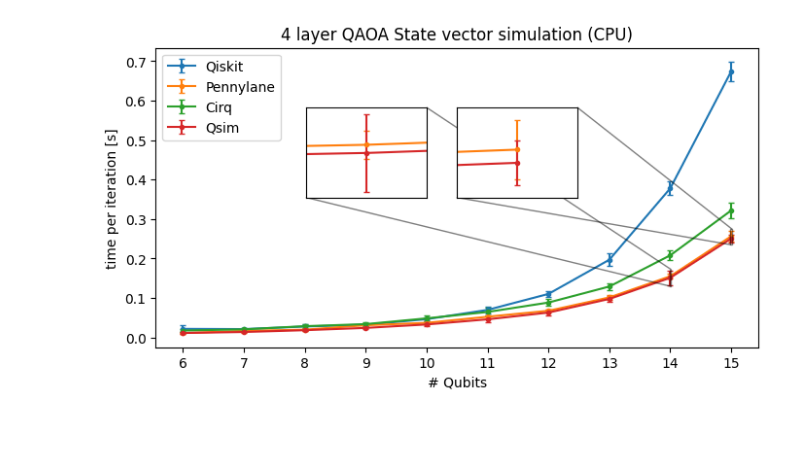
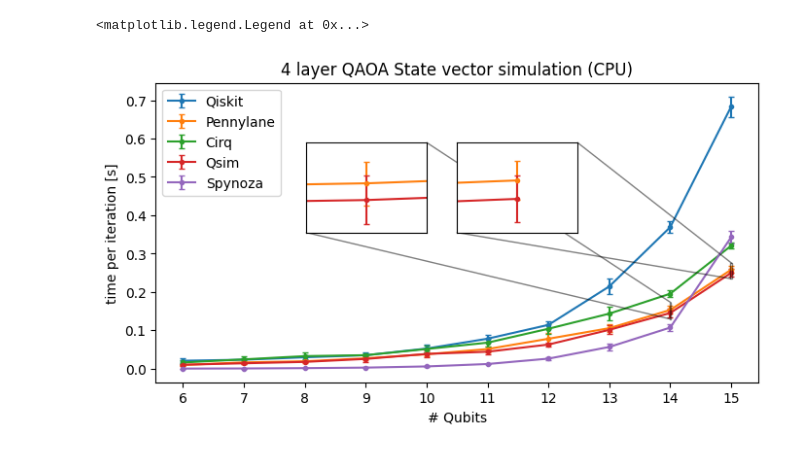
Before and after one commit to seba2390/Azurestuff, a Jupyter notebook: scripts/simulator_comparison_2.ipynb, the cells around one changed output. Saved outputs shown, nothing was run; the diff lists cells and outputs as text; code cells hidden in the pictures.

```diff
--- a/scripts/simulator_comparison_2.ipynb
+++ b/scripts/simulator_comparison_2.ipynb
@@ -23,6 +24,7 @@ cirq_res =      {N: [] for N in range(N_min, N_max + 1)}
 pennylane_res = {N: [] for N in range(N_min, N_max + 1)}
 qiskit_res =    {N: [] for N in range(N_min, N_max + 1)}
 qsim_res =      {N: [] for N in range(N_min, N_max + 1)}
+spynoza_res =   {N: [] for N in range(N_min, N_max + 1)}
 
 N_seeds = 10
 seed = 100
@@ -93,6 +95,11 @@ for N in tqdm(range(N_min, N_max+1)):
                                           QUBO_matrix=Q,
                                           QUBO_offset=offset)
 
+        spynoza_ansatz = Spynoza_QAOA(N_qubits=N,
+                                          layers=n_layers,
+                                          QUBO_matrix=Q,
+                                          QUBO_offset=offset)
+
 
         # Generating initial guess for rotation angles
         np.random.seed(seed)
@@ -148,12 +155,25 @@ for N in tqdm(range(N_min, N_max+1)):
             time_pr_iter = (qsim_stop_time-qsim_start_time) / qsim_sim['nfev']
             qsim_res[N].append(time_pr_iter)
 
+        spynoza_start_time = time()
+        spynoza_sim = sc.optimize.minimize(fun=spynoza_ansatz.get_cost,
+                                  x0=theta_i,
+                                  method=optimizer_method,
+                                  options={'disp': False,
+                                           'maxiter': max_iter})
+        spynoza_stop_time = time()
+        if spynoza_sim['nfev'] > 0:
+            time_pr_iter = (spynoza_stop_time-spynoza_start_time) / spynoza_sim['nfev']
+            spynoza_res[N].append(time_pr_iter)
+
         seed += 1
 # %%
 qiskit_avgs = np.array([[np.mean(qiskit_res[key]), np.std(qiskit_res[key])] for key in qiskit_res.keys()])
 pennylane_avgs = np.array([[np.mean(pennylane_res[key]), np.std(pennylane_res[key])] for key in pennylane_res.keys()])
 cirq_avgs = np.array([[np.mean(cirq_res[key]), np.std(cirq_res[key])] for key in cirq_res.keys()])
 qsim_avgs = np.array([[np.mean(qsim_res[key]), np.std(qsim_res[key])] for key in qsim_res.keys()])
+spynoza_avgs = np.array([[np.mean(spynoza_res[key]), np.std(spynoza_res[key])] for key in spynoza_res.keys()])
+
 N_vals = [n for n in range(N_min, N_max+1)]
 
 fig, ax = plt.subplots(1,1,figsize=(8,4))
@@ -164,37 +184,40 @@ ax.errorbar(N_vals, qiskit_avgs[:,0], yerr=qiskit_avgs[:,1], fmt='.-', capsize=2
 ax.errorbar(N_vals, pennylane_avgs[:,0], yerr=pennylane_avgs[:,1], fmt='.-', capsize=2, label='Pennylane', color='tab:orange')
 ax.errorbar(N_vals, cirq_avgs[:,0], yerr=cirq_avgs[:,1], fmt='.-', capsize=2, label='Cirq', color='tab:green')
 ax.errorbar(N_vals, qsim_avgs[:,0], yerr=qsim_avgs[:,1], fmt='.-', capsize=2, label='Qsim', color='tab:red')
+ax.errorbar(N_vals, spynoza_avgs[:,0], yerr=spynoza_avgs[:,1], fmt='.-', capsize=2, label='Spynoza', color='tab:purple')
+
 ax.set_ylabel('time per iteration [s]')
 ax.set_xlabel('# Qubits')
 ax.set_xticks(N_vals)
 ################## miniplot ##################
 # inset axes....
 axins_x_left, axins_y_lower, axins_x_width, axins_height = 0.5, 0.5, 0.2, 0.3
 axins = ax.inset_axes([axins_x_left, axins_y_lower, axins_x_width, axins_height])
 axins.errorbar(N_vals, pennylane_avgs[:,0], yerr=pennylane_avgs[:,1], fmt='.-', capsize=2, label='Pennylane', color='tab:orange')
 axins.errorbar(N_vals, qsim_avgs[:,0], yerr=qsim_avgs[:,1], fmt='.-', capsize=2, label='qsim', color='tab:red')
 axins.set_xticks([])
 axins.set_yticks([])
 # sub region of the original image
 x1, x2, y1, y2 = 14.99, 15.01, 0.235, 0.275
 axins.set_xlim(x1, x2)
 axins.set_ylim(y1, y2)
 axins.tick_params(axis='both', which='major', labelsize=10)
 ax.indicate_inset_zoom(axins, edgecolor="black")
 
 axins_x_left, axins_y_lower, axins_x_width, axins_height = 0.25, 0.5, 0.2, 0.3
 axins = ax.inset_axes([axins_x_left, axins_y_lower, axins_x_width, axins_height])
 axins.errorbar(N_vals, pennylane_avgs[:,0], yerr=pennylane_avgs[:,1], fmt='.-', capsize=2, label='pennylane', color='tab:orange')
 axins.errorbar(N_vals, qsim_avgs[:,0], yerr=qsim_avgs[:,1], fmt='.-', capsize=2, label='qsim', color='tab:red')
 axins.set_xticks([])
 axins.set_yticks([])
 # sub region of the original image
 x1, x2, y1, y2 = 13.99, 14.01, 0.13, 0.1725
 axins.set_xlim(x1, x2)
 axins.set_ylim(y1, y2)
 axins.tick_params(axis='both', which='major', labelsize=10)
 ax.indicate_inset_zoom(axins, edgecolor="black")
 ax.legend()
-plt.savefig('simulator_comparison_2.png', dpi=400)
+#plt.savefig('simulator_comparison_2.png', dpi=400)
 # %% [output]
+<matplotlib.legend.Legend at 0x...>
-[figure, old version]
+[figure, new version]
```
Also changed, not shown: parts of 1 cell of this notebook, 2 other files.
